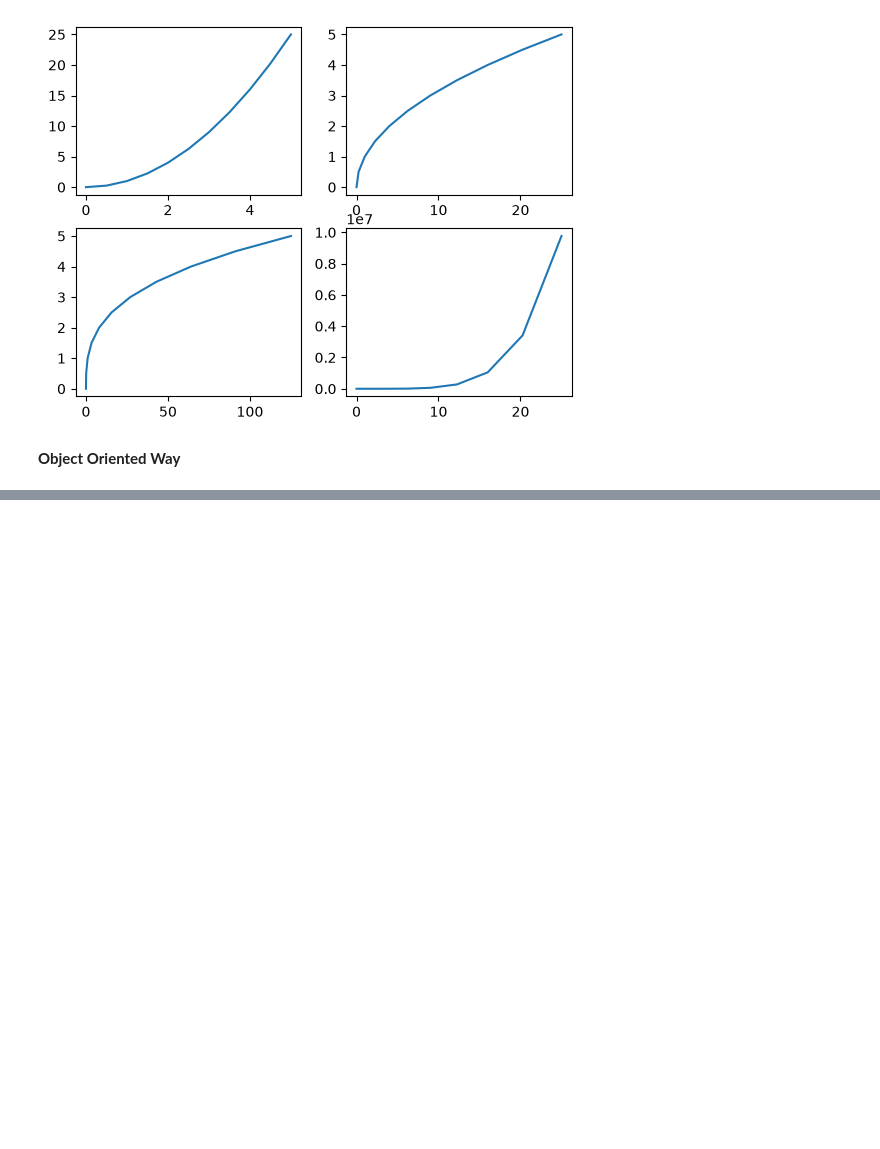
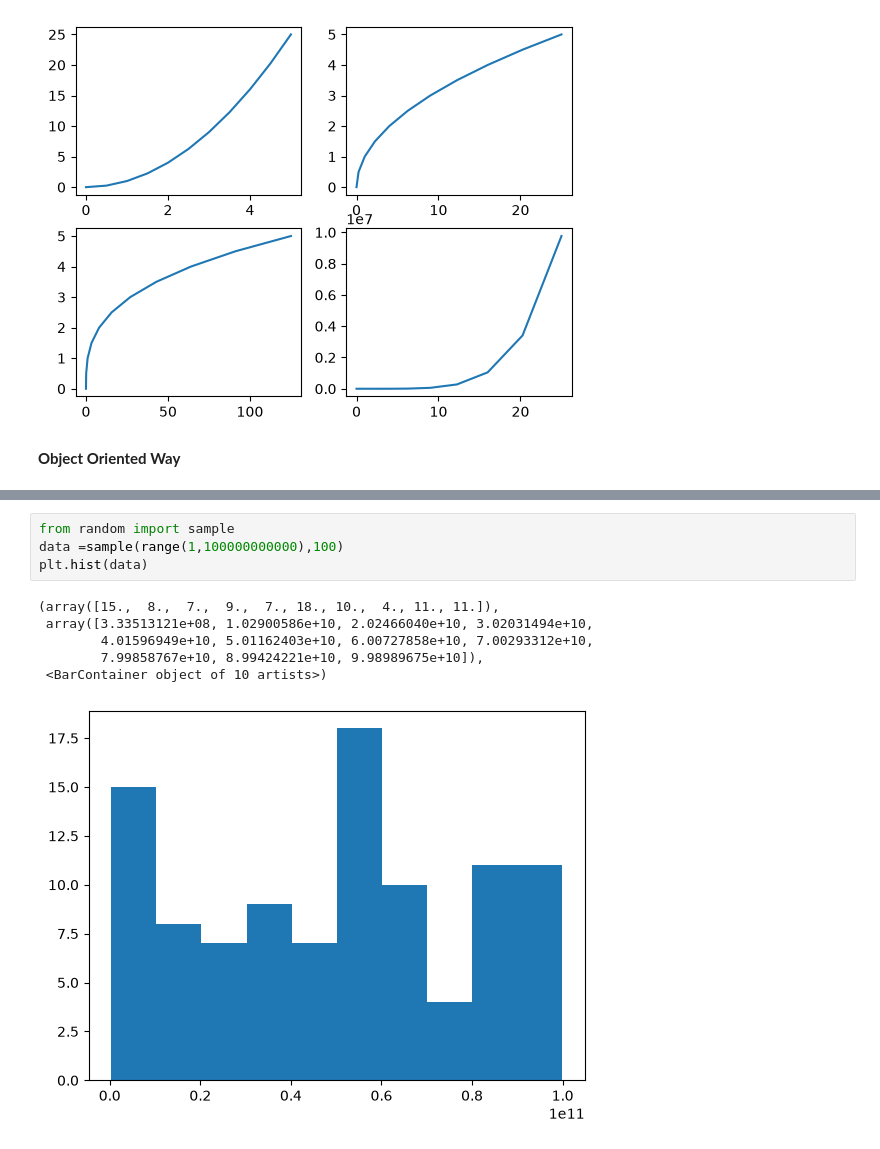
Before and after one commit to subhajit404/Data-Visulization, a Jupyter notebook: matplotlib.ipynb, the cells around one changed output, grey strips where cells are left out. Drawn from its saved outputs; the diff is of its cells as text; blank space fills up the shorter version.

```diff
--- a/matplotlib.ipynb
+++ b/matplotlib.ipynb
@@ -60,0 +73,11 @@ axis2.plot(x,y)
+# %%
+from random import sample
+data =sample(range(1,100000000000),100)
+plt.hist(data)
+# %% [output]
+(array([15.,  8.,  7.,  9.,  7., 18., 10.,  4., 11., 11.]),
+ array([3.33513121e+08, 1.02900586e+10, 2.02466040e+10, 3.02031494e+10,
+        4.01596949e+10, 5.01162403e+10, 6.00727858e+10, 7.00293312e+10,
+        7.99858767e+10, 8.99424221e+10, 9.98989675e+10]),
+ <BarContainer object of 10 artists>)
+[figure, added]
```
Also changed, not shown: parts of 6 cells of this notebook, 2 other files.
